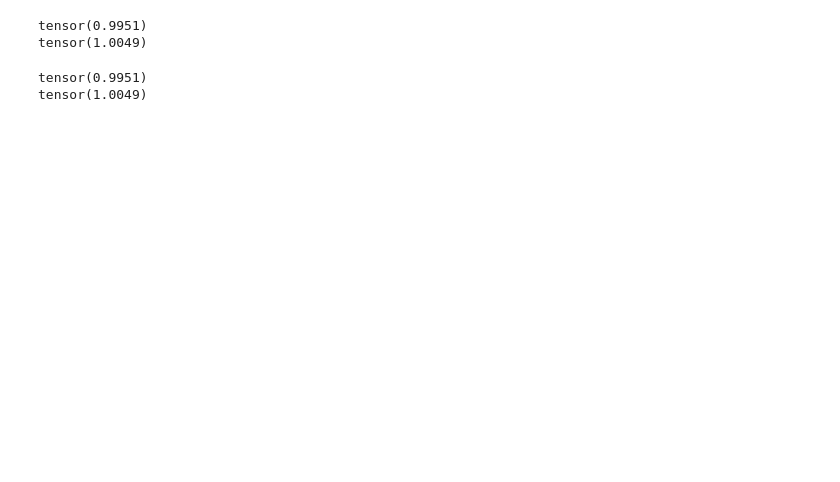
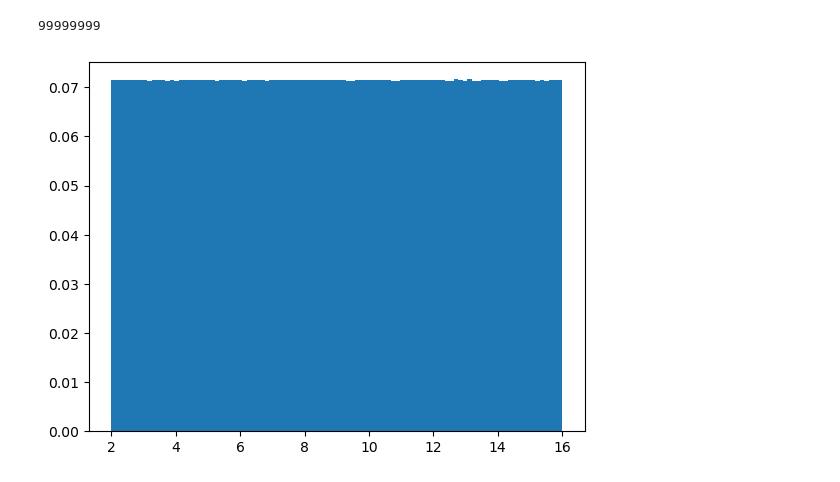
Before and after one commit to alexandre-flamant/memoire, a Jupyter notebook: MLP/experiments/02-single_ea-canteliver.ipynb, the cells around one changed output. Saved outputs shown, nothing was run; the diff lists cells and outputs as text; code cells hidden in the pictures; blank space fills up the shorter version.

```diff
--- a/MLP/experiments/02-single_ea-canteliver.ipynb
+++ b/MLP/experiments/02-single_ea-canteliver.ipynb
@@ -10,12 +7,15 @@ normal = Normal(1, std)
-# %%
-print(torch.quantile(normal.sample((100000,)), 0.025))
-print(torch.quantile(normal.sample((100000,)), 1-0.025))
-# %% [output]
-tensor(0.9951)
-tensor(1.0049)
-# %%
-print(torch.quantile(log_normal.sample((100000,)), 0.025))
-print(torch.quantile(log_normal.sample((100000,)), 1-0.025))
-# %% [output]
-tensor(0.9951)
-tensor(1.0049)
+# %%
+size = int(1e8)
+L = np.array([])
+W = np.array([])
+for i in [2, 4, 8]:  #range(1, 8):
+    L = np.hstack((L, uniform.rvs(i, i, size=int(i * size / np.sum([2, 4, 8])))))
+    W = np.hstack((W, uniform.rvs(i, i, size=int(i * size / np.sum([2, 4, 8])))))
+# %%
+len(L)
+# %% [output]
+99999999
+# %%
+a = plt.hist(L, bins=100, density=True)
+# %% [output]
+[figure, added]
```
Also changed, not shown: parts of 5 cells of this notebook, 7 other files.
